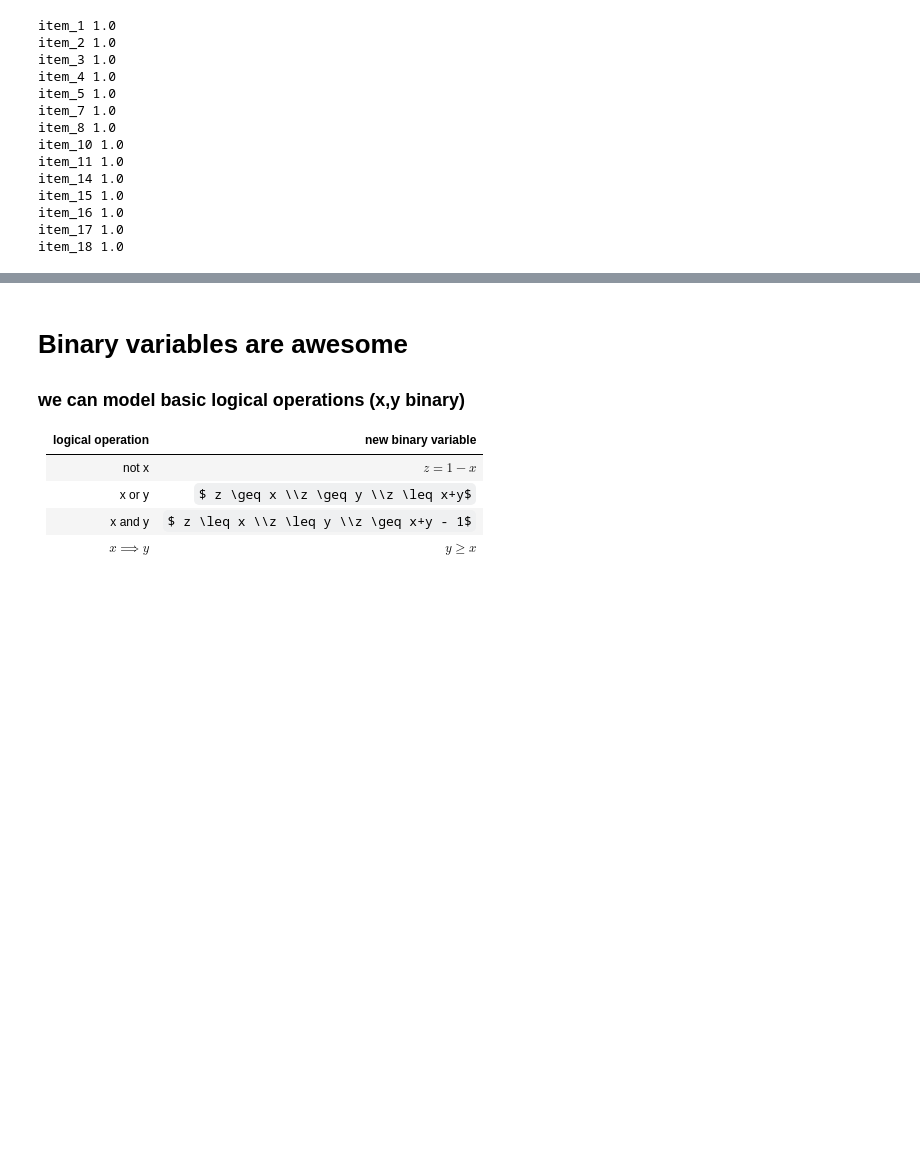
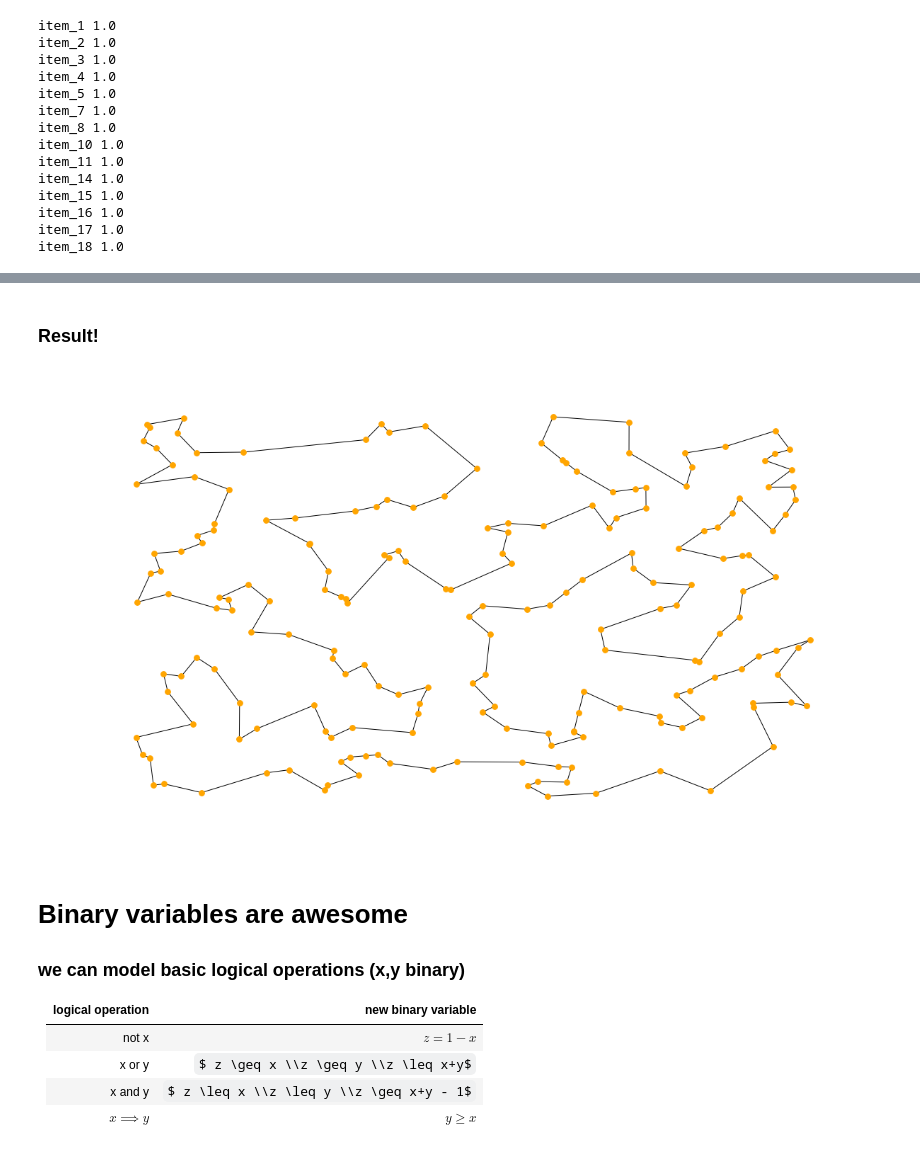
Before and after one commit to cochoa0x1/pycon2017, a Jupyter notebook: slides-dev.ipynb, the cells around one changed output, grey strips where cells are left out. Drawn from its saved outputs; the diff is of its cells as text; code cells hidden in the pictures; some formulas as TeX source; blank space fills up the shorter version.

```diff
--- a/slides-dev.ipynb
+++ b/slides-dev.ipynb
@@ -242,3 +406,13 @@ item_18 1.0
+# %% [markdown]
+### Result!
+# %%
+def draw_final_result():
+    plt.figure(figsize=(16,9))
+    nx.draw(intermediate_graphs[-1].to_undirected(), pos=positions,node_size=60,node_color='orange')
+# %%
+draw_final_result()
+# %% [output]
+[figure, added]
 # %% [markdown]
 # Binary variables are awesome
 
```
Also changed, not shown: parts of 18 cells of this notebook, 4 other files.
